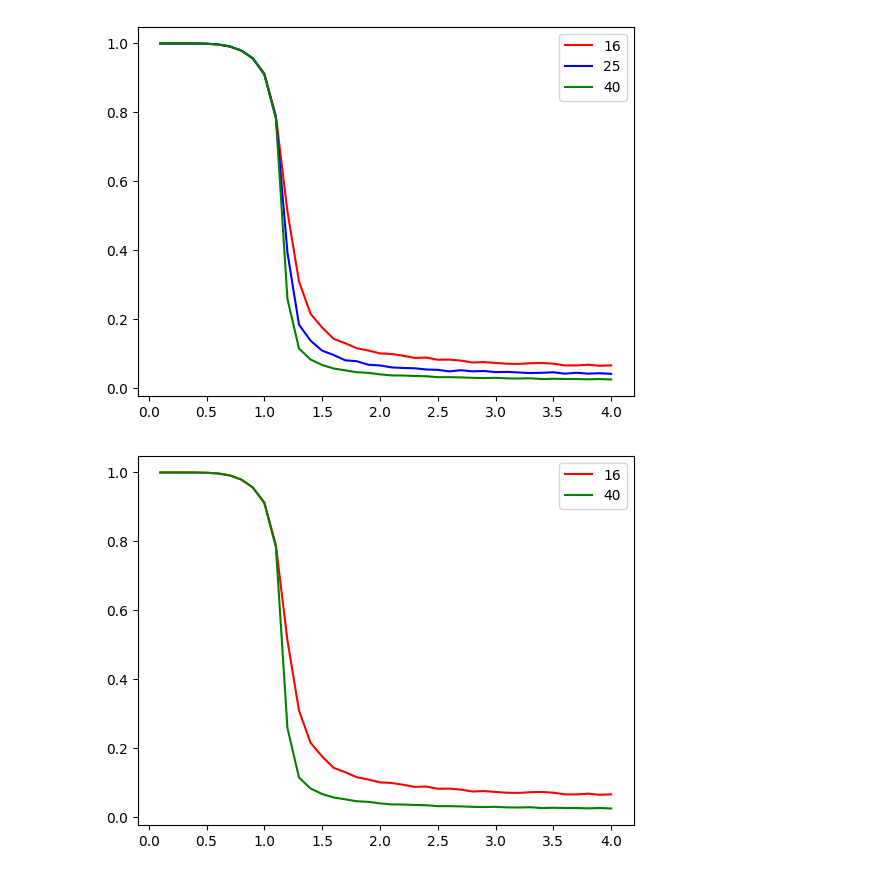
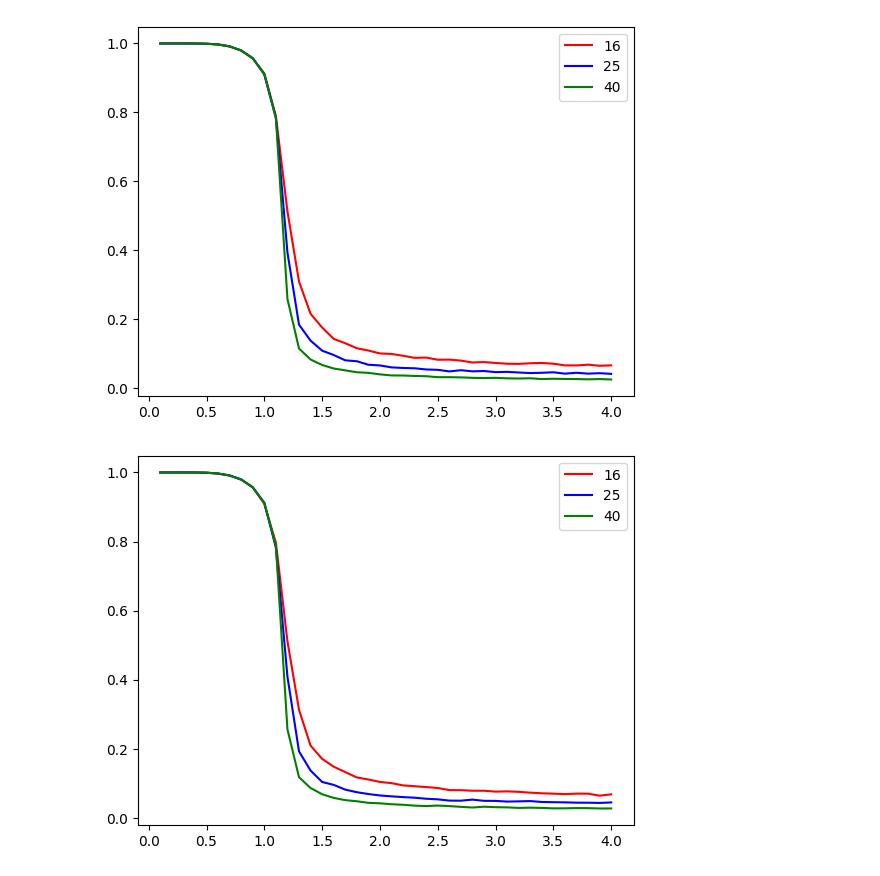
Before and after one commit to Newtech66/2D_Ising_Model_sim, a Jupyter notebook: metropolis_algorithm.ipynb, the cells around one changed output. Cells and saved outputs as stored; diff of their text form; code cells hidden in the pictures.

Commit message:
added N=25 data and new plots

```diff
--- a/metropolis_algorithm.ipynb
+++ b/metropolis_algorithm.ipynb
@@ -59,32 +60,26 @@ Then the snapshots are stored in CSV format for further analysis. This way, we h
 def simulate(N,Ts):
     #Create lattices
     lattices = np.ones(shape=(Ts.shape[0],N,N),dtype=np.int8)
-
-    #Calculate inverse temperatures
-    inv_Ts = 1/Ts
+    Ts_scale = np.array([T*np.ones(shape=(N,N)) for T in Ts])
+    nn_mask = np.array([[0,1,0],
+                        [1,0,1],
+                        [0,1,0]]).astype(np.int8)
+    black_mask = np.tile([[1,0],[0,1]],(Ts.shape[0],N//2,N//2)).astype(np.int8)
+    white_mask = np.tile([[0,1],[1,0]],(Ts.shape[0],N//2,N//2)).astype(np.int8)
 
     #Allow lattices to equilibriate
     for t in trange(t_equilibrium,desc='Equilibriation'):
-        mc_timestep(lattices,inv_Ts,N)
+        mc_timestep(lattices,Ts_scale,nn_mask,black_mask,white_mask)
 
     #Collect snapshots
     snapshots = np.empty((snapshot_count,*lattices.shape),dtype=np.int8)
     for i in trange(snapshot_count,desc='Collecting snapshots'):
         for t in range(snapshot_interval):
-            mc_timestep(lattices,inv_Ts,N)
+            mc_timestep(lattices,Ts_scale,nn_mask,black_mask,white_mask)
         snapshots[i] = lattices
 
-    #Create data directory
-    pathlib.Path(f'./data/{N}/').mkdir(parents=True,exist_ok=True)
-
-    #Store snapshots as CSV
-    for i in range(Ts.shape[0]):
-      #Get the snapshots for fixed T
-      snapshots_T = snapshots[:,i,:,:]
-      #Flatten the 2D lattice into a 1D array for storing in CSV format
-      snapshots_T = snapshots_T.reshape(snapshots_T.shape[0],-1)
-      #Save as CSV
-      np.savetxt(f'./data/{N}/{Ts[i]:.1f}.csv',snapshots_T,fmt='%d',delimiter=',')
+    temp_ordered_snaps = np.moveaxis(snapshots,1,0)
+    np.savez_compressed(f'data_{N}.npz',*temp_ordered_snaps)
 # %%
 #Set the parameters here
 t_equilibrium = 10000 #Equilibriation time
@@ -189,12 +184,13 @@ plt.show()
 [figure]
 # %%
 magnetisation_16_new = get_mag('data_16.npz',40,1000,40)
+magnetisation_25_new = get_mag('data_25.npz',40,1000,40)
 magnetisation_40_new = get_mag('data_40.npz',40,1000,40)
 # %%
-plt.plot(T_list,magnetisation_16,c='red',label='16')
-# plt.plot(T_list,magnetisation_25,c='blue',label='25')
-plt.plot(T_list,magnetisation_40,c='green',label='40')
+plt.plot(T_list,magnetisation_16_new,c='red',label='16')
+plt.plot(T_list,magnetisation_25_new,c='blue',label='25')
+plt.plot(T_list,magnetisation_40_new,c='green',label='40')
 plt.legend()
 plt.show()
 # %% [output]
-[figure, old version]
+[figure, new version]
```
Also changed, not shown: parts of 3 cells of this notebook, 2 other files.
